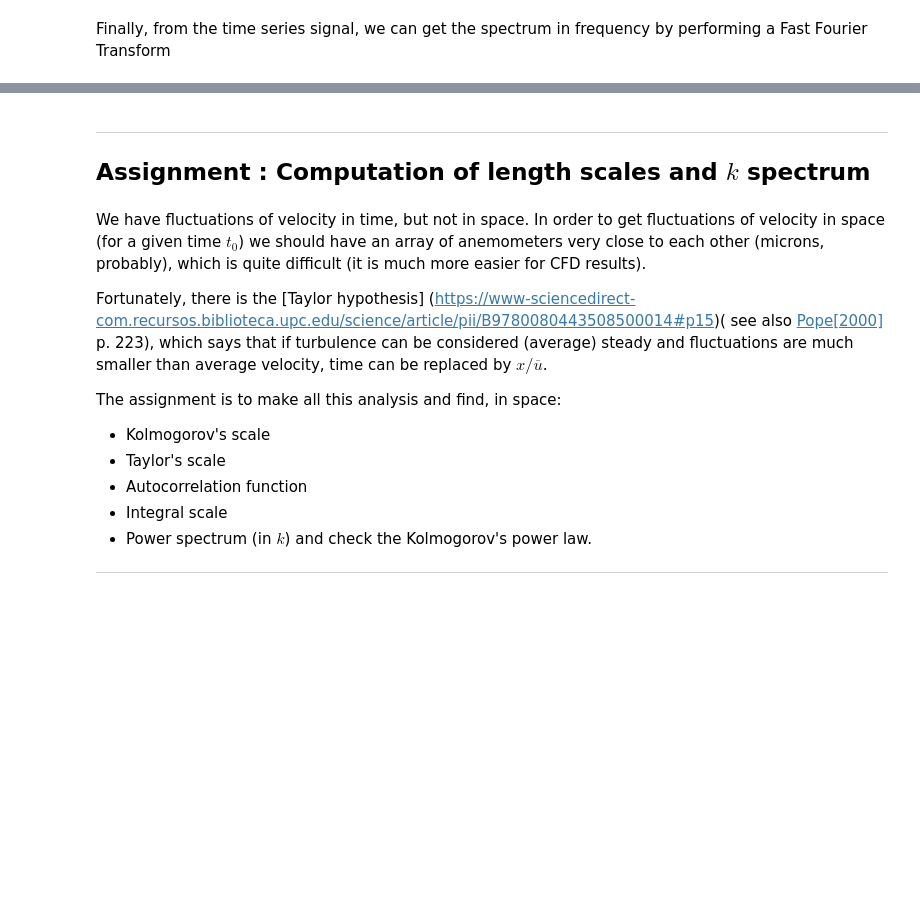
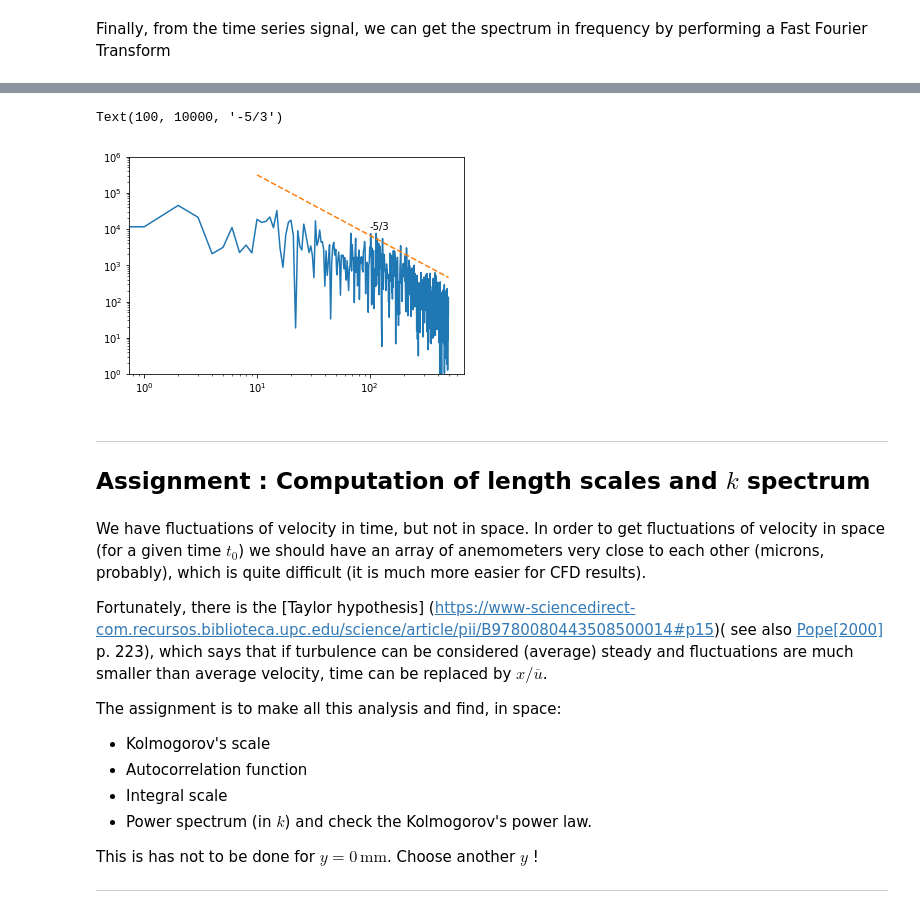
Before and after one commit to rclUPC/AdvancedFluidMechanics, a Jupyter notebook: turbulence/ExperimentalMeasurments.ipynb, the cells around one changed output, grey strips where cells are left out. Drawn from its saved outputs; the diff is of its cells as text; code cells hidden in the pictures; blank space fills up the shorter version.

```diff
--- a/turbulence/ExperimentalMeasurments.ipynb
+++ b/turbulence/ExperimentalMeasurments.ipynb
@@ -289,17 +482,20 @@ plt.plot(Pr)
 # %%
 freq = np.fft.fftfreq(rho.size,0.001)
-Pr = E[:int(len(Pr)/2)]
+Pr = E[:int(len(Pr)/2)]**2
 freq = freq[:int(len(freq)/2)]
 # %%
 fig, ax = plt.subplots(1)
-ax.set_ylim(1,1000)
+ax.set_ylim(1,1e6)
 ax.loglog(freq,Pr)
 f_plot = np.logspace(1,2.7,100)
 f_ref = 30
-P_ref = 500
+P_ref = 50000
 P_plot = P_ref/f_ref**(-5/3)*f_plot**(-5/3)
 ax.loglog(f_plot,P_plot,'--')
-ax.text(100,100,'-5/3')
+ax.text(100,10000,'-5/3')
+# %% [output]
+Text(100, 10000, '-5/3')
+[figure, added]
 # %% [markdown]
 ***
 ## **Assignment** : Computation of length scales and $k$ spectrum
@@ -311,9 +507,9 @@ Fortunately, there is the [Taylor hypothesis] (https://www-sciencedirect-com.rec
 The assignment is to make all this analysis and find, in space:
 
 - Kolmogorov's scale
-- Taylor's scale
 - Autocorrelation function
 - Integral scale
 - Power spectrum (in $k$) and check the Kolmogorov's power law.
 
+This is has not to be done for $y = 0 \,\text{mm}$. Choose another $y$ !
 ***
```
Also changed, not shown: parts of 42 cells of this notebook, 1 other file.
